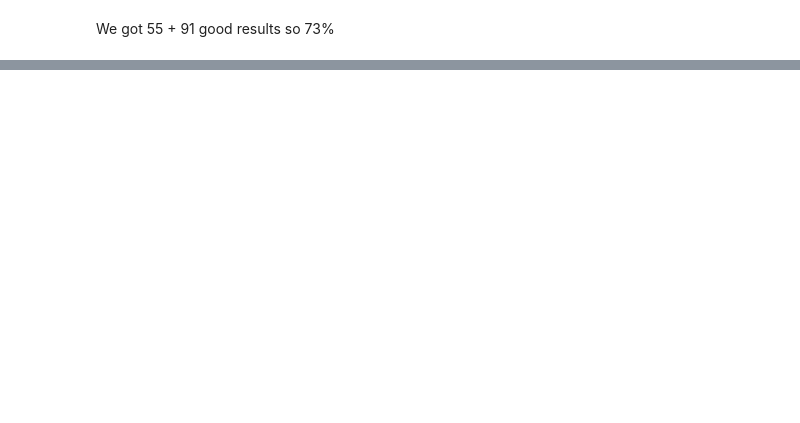
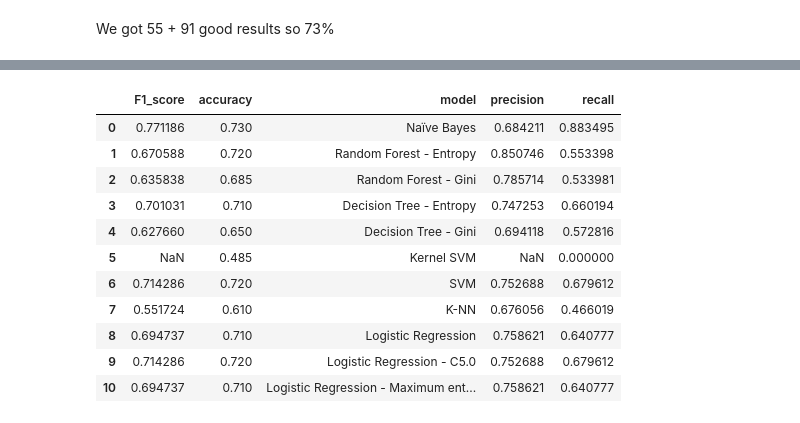
Before and after one commit to yannibenoit/learning-data-science, a Jupyter notebook: Udemy/Machine Learning/Part 7 - Natural Language Processing/Natural Language Processing.ipynb, the cells around one changed output, grey strips where cells are left out. Drawn from its saved outputs; the diff is of its cells as text; code cells hidden in the pictures; blank space fills up the shorter version.

```diff
--- a/Udemy/Machine Learning/Part 7 - Natural Language Processing/Natural Language Processing.ipynb
+++ b/Udemy/Machine Learning/Part 7 - Natural Language Processing/Natural Language Processing.ipynb
@@ -393,0 +426,9 @@ F1 Score = 2 * Precision * Recall / (Precision + Recall)
+# %%
+results =[]
+## Calculating metrics
+print("************* Scoring ... ************* \n ")
+
+scoring = my_scoring(y_test, y_pred)
+scoring.update({'model': 'Naïve Bayes'})
+print(scoring)
+results.append(scoring)
@@ -393,0 +795,26 @@ F1 Score = 2 * Precision * Recall / (Precision + Recall)
+# %%
+# Logistic Regression - Maximum entropy
+
+from sklearn.linear_model import LogisticRegression
+classifier = LogisticRegression(random_state = 0, C=1.0, penalty='l2')
+classifier.fit(X_train, y_train)
+
+# Predicting the Test set results
+y_pred = classifier.predict(X_test)
+print("************* Prediction... ************* \n ")
+print(y_pred[:5])
+
+# Making the Confusion Matrix
+from sklearn.metrics import confusion_matrix
+cm = confusion_matrix(y_test, y_pred)
+
+print("************* Confusion Matrix... ************* \n ")
+print(cm)
+
+## Calculating metrics
+print("************* Scoring ... ************* \n ")
+
+scoring = my_scoring(y_test, y_pred)
+scoring.update({'model': 'Logistic Regression - Maximum entropy'})
+print(scoring)
+results.append(scoring)
@@ -393,0 +832,16 @@ F1 Score = 2 * Precision * Recall / (Precision + Recall)
+# %%
+result_df = pd.DataFrame(results)
+result_df
+# %% [output]
+|  | F1_score | accuracy | model | precision | recall |
+| 0 | 0.771186 | 0.730 | Naïve Bayes | 0.684211 | 0.883495 |
+| 1 | 0.670588 | 0.720 | Random Forest - Entropy | 0.850746 | 0.553398 |
+| 2 | 0.635838 | 0.685 | Random Forest - Gini | 0.785714 | 0.533981 |
+| 3 | 0.701031 | 0.710 | Decision Tree - Entropy | 0.747253 | 0.660194 |
+| 4 | 0.627660 | 0.650 | Decision Tree - Gini | 0.694118 | 0.572816 |
+| 5 | NaN | 0.485 | Kernel SVM | NaN | 0.000000 |
+| 6 | 0.714286 | 0.720 | SVM | 0.752688 | 0.679612 |
+| 7 | 0.551724 | 0.610 | K-NN | 0.676056 | 0.466019 |
+| 8 | 0.694737 | 0.710 | Logistic Regression | 0.758621 | 0.640777 |
+| 9 | 0.714286 | 0.720 | Logistic Regression - C5.0 | 0.752688 | 0.679612 |
+| 10 | 0.694737 | 0.710 | Logistic Regression - Maximum ent... | 0.758621 | 0.640777 |
```
Also changed, not shown: parts of 24 cells of this notebook, 2 other files.
